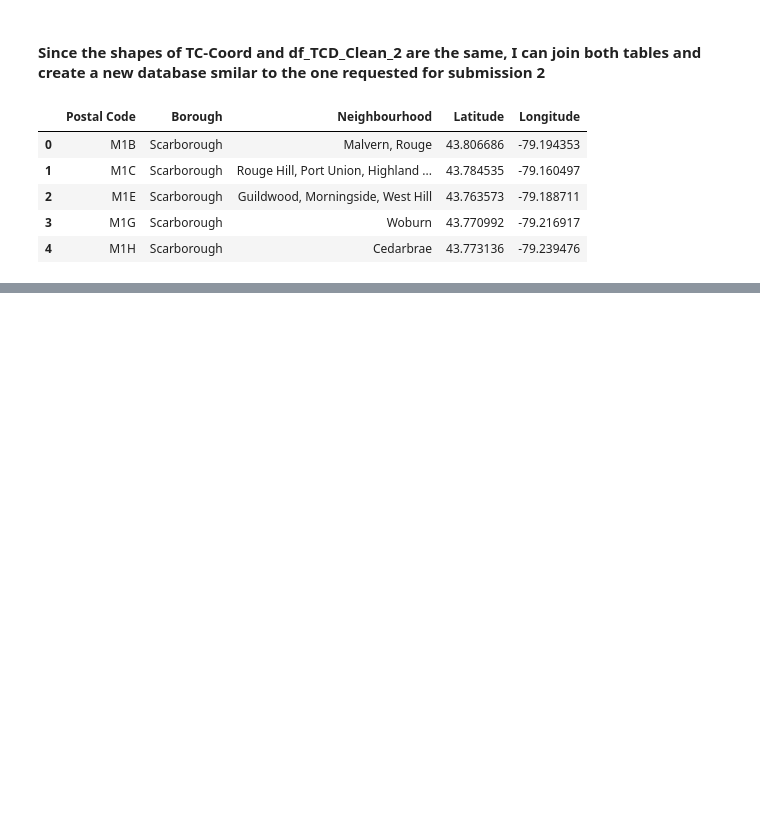
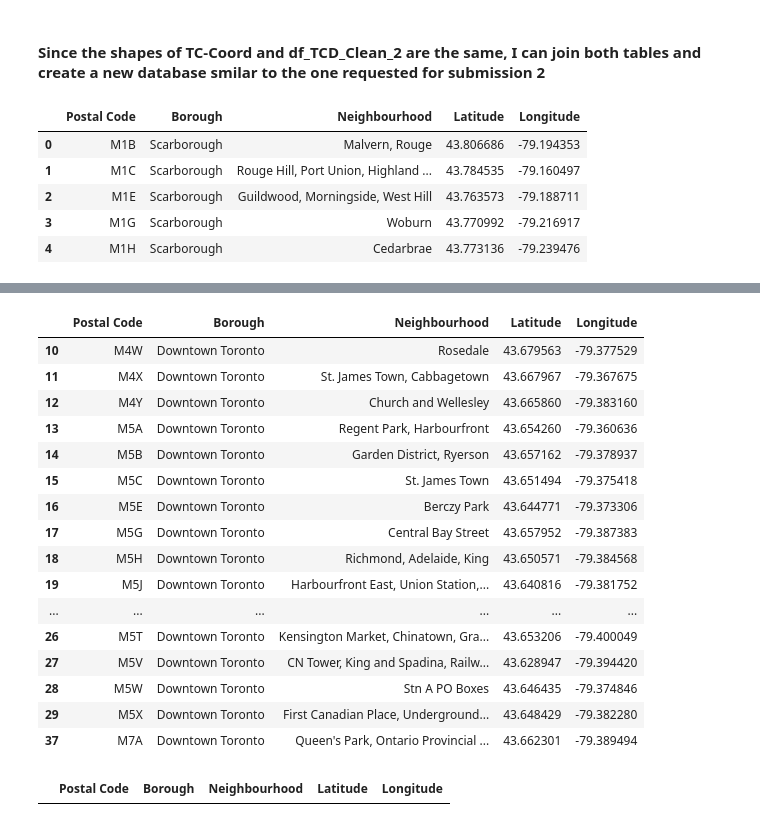
Before and after one commit to OlgaMFS/Coursera_Capstone, a Jupyter notebook: Segmenting and Clustering Neighborhoods in Toronto.ipynb, the cells around one changed output, grey strips where cells are left out. Drawn from its saved outputs; the diff is of its cells as text; code cells hidden in the pictures; blank space fills up the shorter version.

```diff
--- a/Segmenting and Clustering Neighborhoods in Toronto.ipynb
+++ b/Segmenting and Clustering Neighborhoods in Toronto.ipynb
@@ -205,0 +342,3 @@ df_TCD_Clean_3.head()
+# %%
+# create new database with clusters
+df_TCD_Clean_4.insert(0,'Cluster Labels',kmeans.labels_)
@@ -205,0 +423,24 @@ df_TCD_Clean_3.head()
+# %%
+df_TCD_Clean_4.loc[df_TCD_Clean_4['Cluster Labels'] == 3, df_TCD_Clean_4.columns[[1] + list(range(2, df_TCD_Clean_4.shape[1]))]]
+# %% [output]
+|  | Postal Code | Borough | Neighbourhood | Latitude | Longitude |
+| 10 | M4W | Downtown Toronto | Rosedale | 43.679563 | -79.377529 |
+| 11 | M4X | Downtown Toronto | St. James Town, Cabbagetown | 43.667967 | -79.367675 |
+| 12 | M4Y | Downtown Toronto | Church and Wellesley | 43.665860 | -79.383160 |
+| 13 | M5A | Downtown Toronto | Regent Park, Harbourfront | 43.654260 | -79.360636 |
+| 14 | M5B | Downtown Toronto | Garden District, Ryerson | 43.657162 | -79.378937 |
+| 15 | M5C | Downtown Toronto | St. James Town | 43.651494 | -79.375418 |
+| 16 | M5E | Downtown Toronto | Berczy Park | 43.644771 | -79.373306 |
+| 17 | M5G | Downtown Toronto | Central Bay Street | 43.657952 | -79.387383 |
+| 18 | M5H | Downtown Toronto | Richmond, Adelaide, King | 43.650571 | -79.384568 |
+| 19 | M5J | Downtown Toronto | Harbourfront East, Union Station,... | 43.640816 | -79.381752 |
+| ... | ... | ... | ... | ... | ... |
+| 26 | M5T | Downtown Toronto | Kensington Market, Chinatown, Gra... | 43.653206 | -79.400049 |
+| 27 | M5V | Downtown Toronto | CN Tower, King and Spadina, Railw... | 43.628947 | -79.394420 |
+| 28 | M5W | Downtown Toronto | Stn A PO Boxes | 43.646435 | -79.374846 |
+| 29 | M5X | Downtown Toronto | First Canadian Place, Underground... | 43.648429 | -79.382280 |
+| 37 | M7A | Downtown Toronto | Queen's Park, Ontario Provincial ... | 43.662301 | -79.389494 |
+# %%
+df_TCD_Clean_4.loc[df_TCD_Clean_4['Cluster Labels'] == 4, df_TCD_Clean_4.columns[[1] + list(range(2, df_TCD_Clean_4.shape[1]))]]
+# %% [output]
+|  | Postal Code | Borough | Neighbourhood | Latitude | Longitude |
```
Also changed, not shown: parts of 31 cells of this notebook.
